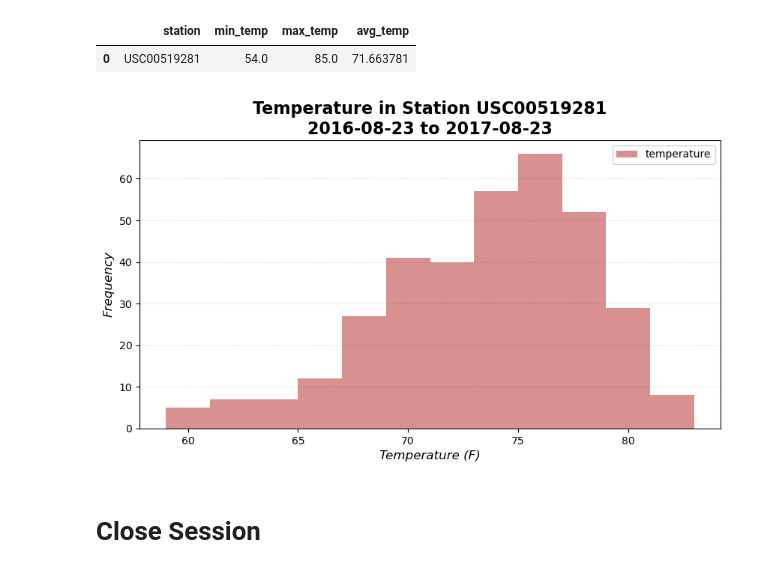
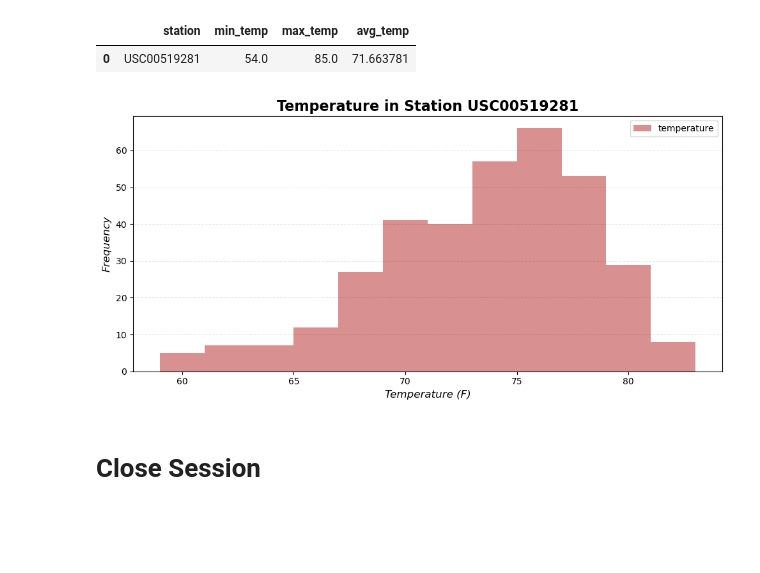
Before and after one commit to wrp94/ds_hw_10_orm, a Jupyter notebook: SurfsUp/climate.ipynb, the cells around one changed output. Cells and saved outputs as stored; diff of their text form; code cells hidden in the pictures; blank space fills up the shorter version.

```diff
--- a/SurfsUp/climate.ipynb
+++ b/SurfsUp/climate.ipynb
@@ -168,26 +168,29 @@ most_active_temp_agg_df.head()
 |  | station | min_temp | max_temp | avg_temp |
 | 0 | USC00519281 | 54.0 | 85.0 | 71.663781 |
 # %%
+
 # Using the most active station id
 # Query the last 12 months of temperature observation data for this station and plot the results as a histogram
 most_active_temp = session.query(Measurement.date, Measurement.tobs).\
-    filter(Measurement.date >= one_year_before).\
+    filter(Measurement.date >= '2016-08-23').\
     filter(Measurement.station == most_active_id).all()
 
 # Save the query results as a Pandas DataFrame
 most_active_temp_df = pd.DataFrame(most_active_temp, columns=['date', 'temperature'])
 
 # Use Pandas Plotting with Matplotlib to plot the data
 most_active_temp_df.plot.hist(bins=12, alpha=0.5, figsize=(10,5), color='firebrick')
 
-plt.title(f"Temperature in Station {most_active_id}\n{one_year_before:%Y-%m-%d} to {most_recent_date:%Y-%m-%d}", fontsize=16, fontweight="bold")
+plt.title(f"Temperature in Station {most_active_id}", fontsize=16, fontweight="bold")
 plt.xlabel("Temperature (F)", fontsize=12, fontstyle="italic")
 plt.ylabel("Frequency", fontsize=12, fontstyle="italic")
 plt.grid(color="#022200", axis="y", linestyle="--", alpha=0.1)
 
+plt.tight_layout()
+plt.savefig("images/station-histogram.png")
 plt.show()
 # %% [output]
-[figure, old version]
+[figure, new version]
 # %% [markdown]
 # Close Session
 # %%
```
Also changed, not shown: parts of 2 cells of this notebook, 3 other files.
